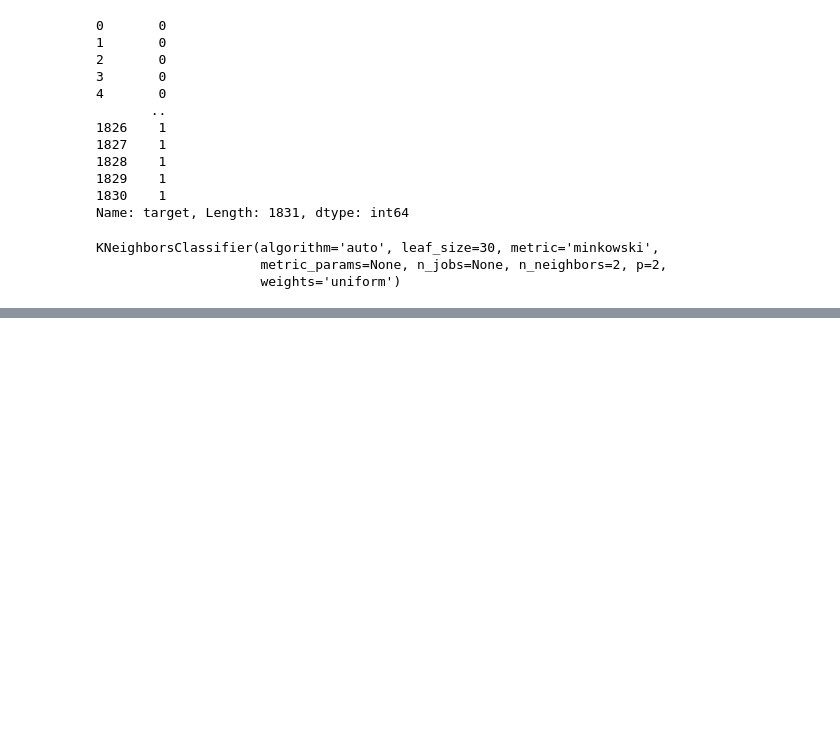
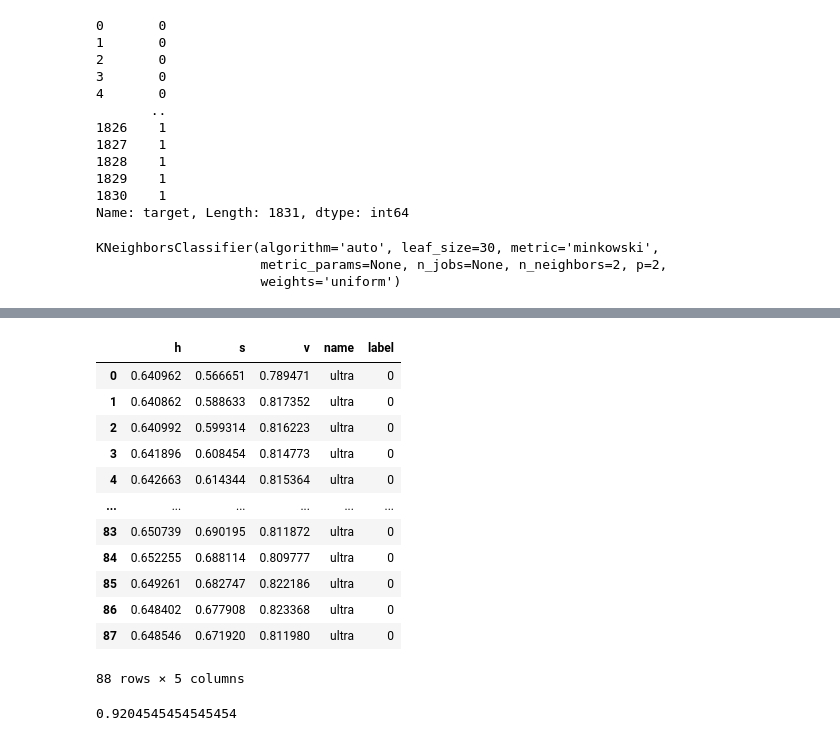
Before and after one commit to skyelong/Insight_Project_old, a Jupyter notebook: color_clusters.ipynb, the cells around one changed output, grey strips where cells are left out. Cells and saved outputs as stored; diff of their text form; code cells hidden in the pictures; blank space fills up the shorter version.

```diff
--- a/color_clusters.ipynb
+++ b/color_clusters.ipynb
@@ -158,0 +153,24 @@ knn.score(X_test, y_test)
+# %%
+ultra_test_means = ultra_test_con.mean(axis=1)
+# %%
+ultra_test_df = pd.DataFrame(ultra_test_means, columns=['h','s','v'])
+# %%
+ultra_test_df['name'] = 'ultra'
+# %%
+ultra_test_df['label'] = 0
+# %%
+ultra_test_df
+# %% [output]
+|  | h | s | v | name | label |
+| 0 | 0.640962 | 0.566651 | 0.789471 | ultra | 0 |
+| 1 | 0.640862 | 0.588633 | 0.817352 | ultra | 0 |
+| 2 | 0.640992 | 0.599314 | 0.816223 | ultra | 0 |
+| 3 | 0.641896 | 0.608454 | 0.814773 | ultra | 0 |
+| 4 | 0.642663 | 0.614344 | 0.815364 | ultra | 0 |
+| ... | ... | ... | ... | ... | ... |
+| 83 | 0.650739 | 0.690195 | 0.811872 | ultra | 0 |
+| 84 | 0.652255 | 0.688114 | 0.809777 | ultra | 0 |
+| 85 | 0.649261 | 0.682747 | 0.822186 | ultra | 0 |
+| 86 | 0.648402 | 0.677908 | 0.823368 | ultra | 0 |
+| 87 | 0.648546 | 0.671920 | 0.811980 | ultra | 0 |
+88 rows × 5 columns
@@ -158,0 +180,4 @@ knn.score(X_test, y_test)
+# %%
+knn.score(X_ultra, y_ultra)
+# %% [output]
+0.9204545454545454
```
Also changed, not shown: parts of 9 cells of this notebook, 1 other file.
